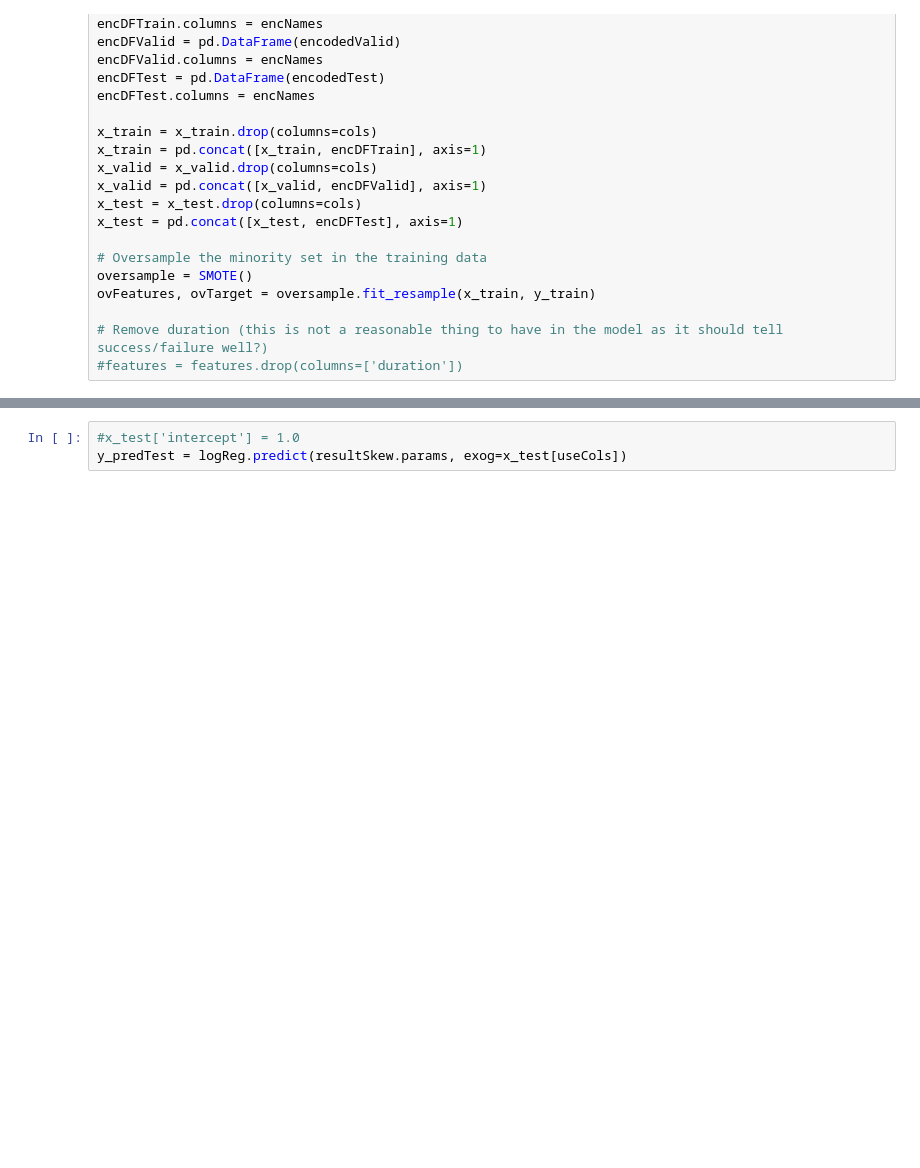
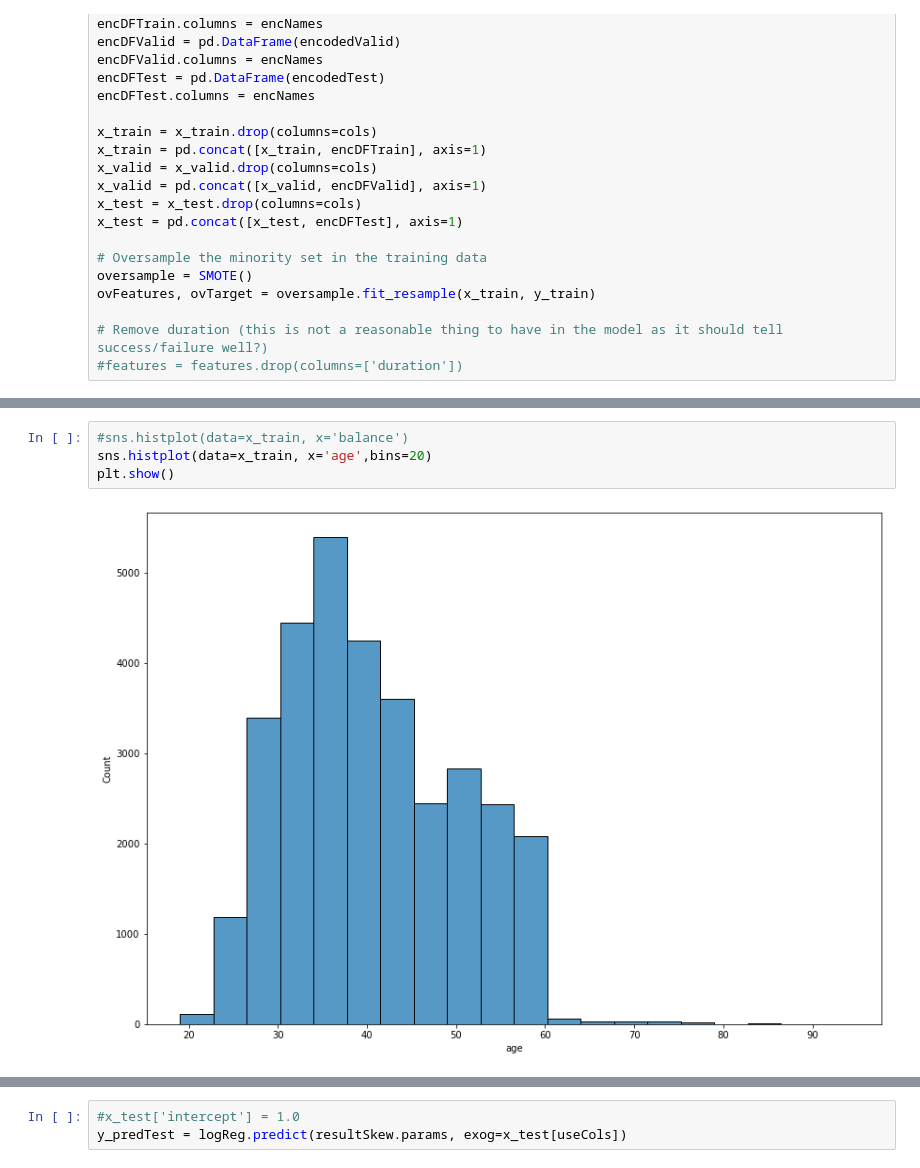
Before and after one commit to jamelvin/iYTbD8y5AzCg5XLv, a Jupyter notebook: LogisticRegression.ipynb, the cells around one changed output, grey strips where cells are left out. Cells and saved outputs as stored; diff of their text form; blank space fills up the shorter version.

```diff
--- a/LogisticRegression.ipynb
+++ b/LogisticRegression.ipynb
@@ -140,0 +180,6 @@ for item in cols:
+# %%
+#sns.histplot(data=x_train, x='balance')
+sns.histplot(data=x_train, x='age',bins=20)
+plt.show()
+# %% [output]
+[figure, added]
```
Also changed, not shown: parts of 36 cells of this notebook, 1 other file.
